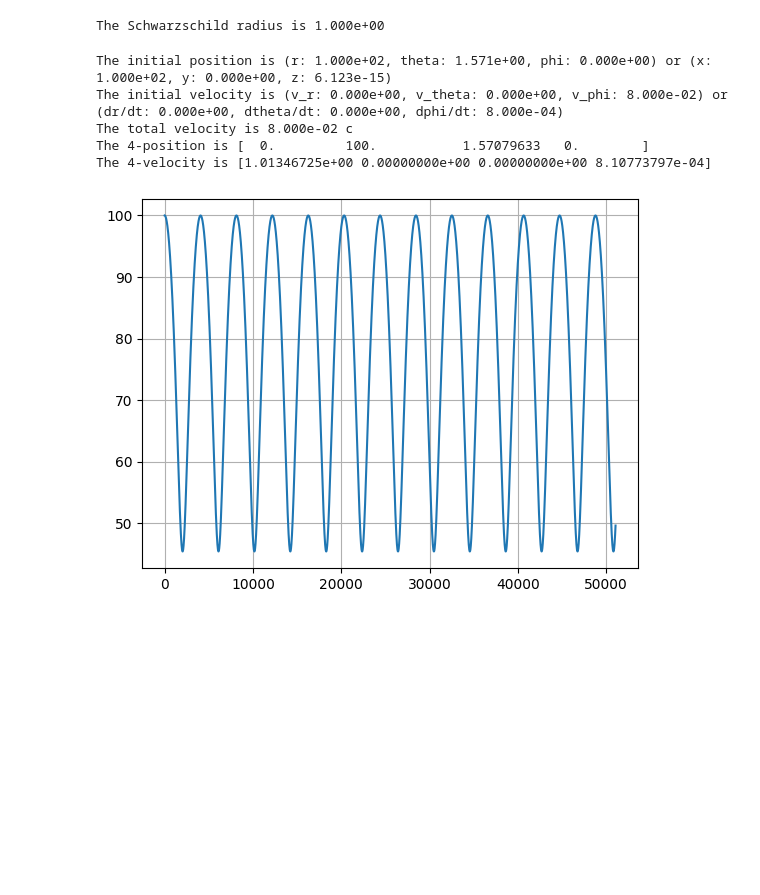
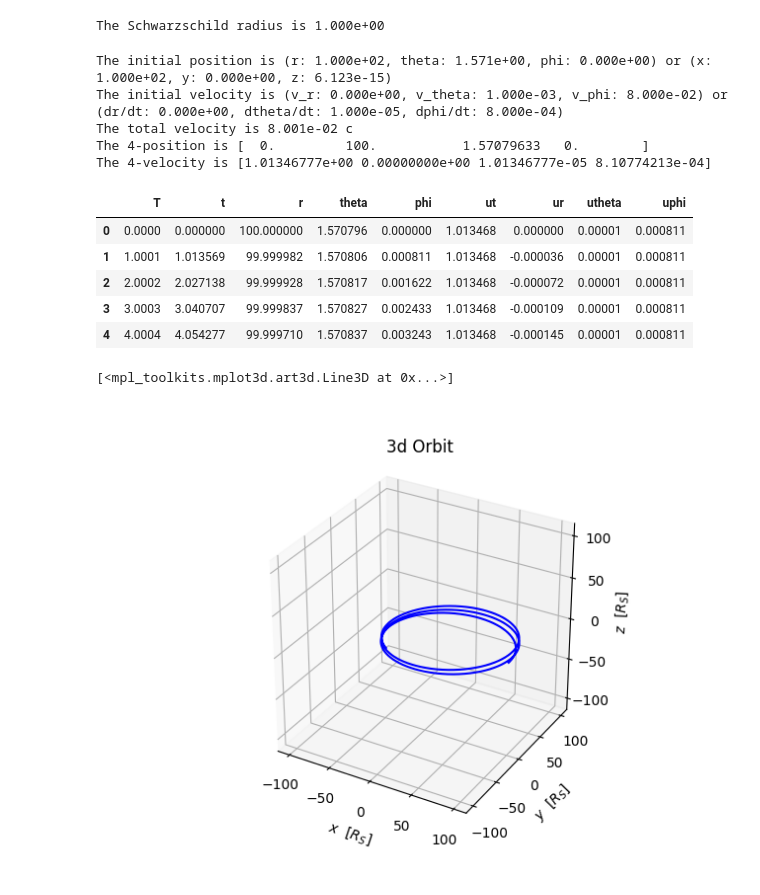
Before and after one commit to Giacomo-Menegatti/Astronomy, a Jupyter notebook: GR_Schwarzschild.ipynb, the cells around one changed output. Cells and saved outputs as stored; diff of their text form; code cells hidden in the pictures; blank space fills up the shorter version.

```diff
--- a/GR_Schwarzschild.ipynb
+++ b/GR_Schwarzschild.ipynb
@@ -85,7 +86,7 @@ The Schwarzschild radius is 1.000e+00
 #Initial position and speed
 
 x = (1e2, 0.5*np.pi, 0)  # (r, theta, phi)
-v = (0,0,8e-2)         # (v_r, v_theta, v_phi) in c units
+v = (0,1e-3,8e-2)         # (v_r, v_theta, v_phi) in c units
 
 x_cart = spher2cart(x)
 print(f'The initial position is (r: {x[0]:.3e}, theta: {x[1]:.3e}, phi: {x[2]:.3e}) or (x: {x_cart[0]:.3e}, y: {x_cart[1]:.3e}, z: {x_cart[2]:.3e})')
@@ -106,23 +107,48 @@ print(f'The 4-position is {x}')
 print(f'The 4-velocity is {u}')
 # %% [output]
 The initial position is (r: 1.000e+02, theta: 1.571e+00, phi: 0.000e+00) or (x: 1.000e+02, y: 0.000e+00, z: 6.123e-15)
-The initial velocity is (v_r: 0.000e+00, v_theta: 0.000e+00, v_phi: 8.000e-02) or (dr/dt: 0.000e+00, dtheta/dt: 0.000e+00, dphi/dt: 8.000e-04)
-The total velocity is 8.000e-02 c
+The initial velocity is (v_r: 0.000e+00, v_theta: 1.000e-03, v_phi: 8.000e-02) or (dr/dt: 0.000e+00, dtheta/dt: 1.000e-05, dphi/dt: 8.000e-04)
+The total velocity is 8.001e-02 c
 The 4-position is [  0.         100.           1.57079633   0.        ]
-The 4-velocity is [1.01346725e+00 0.00000000e+00 0.00000000e+00 8.10773797e-04]
+The 4-velocity is [1.01346777e+00 0.00000000e+00 1.01346777e-05 8.10774213e-04]
 # %%
 def f(tau, y):
   x, u = y[0:4], y[4:]
   return np.concatenate([u,-np.dot(np.dot(u, christoffel(x)), u)])
 
-t0, tf = 0, 5e4
+t0, tf = 0, 1e4
 
 y0 = np.concatenate([x,u])
 Y = solve_ivp(f, t_span=(t0, tf), y0=y0, t_eval = np.linspace(t0,tf,10000), rtol=1e-9)
 
-#plt.plot(Y.t, Y.y[0])
-plt.grid()
-plt.plot(Y.y[0], Y.y[1])
-df = pd.DataFrame()
+planet = pd.DataFrame({'T':Y.t, 't':Y.y[0], 'r':Y.y[1], 'theta':Y.y[2], 'phi':Y.y[3], 'ut':Y.y[4], 'ur':Y.y[5], 'utheta':Y.y[6], 'uphi':Y.y[7]})
+planet.head()
 # %% [output]
-[figure, removed]
+|  | T | t | r | theta | phi | ut | ur | utheta | uphi |
+| 0 | 0.0000 | 0.000000 | 100.000000 | 1.570796 | 0.000000 | 1.013468 | 0.000000 | 0.00001 | 0.000811 |
+| 1 | 1.0001 | 1.013569 | 99.999982 | 1.570806 | 0.000811 | 1.013468 | -0.000036 | 0.00001 | 0.000811 |
+| 2 | 2.0002 | 2.027138 | 99.999928 | 1.570817 | 0.001622 | 1.013468 | -0.000072 | 0.00001 | 0.000811 |
+| 3 | 3.0003 | 3.040707 | 99.999837 | 1.570827 | 0.002433 | 1.013468 | -0.000109 | 0.00001 | 0.000811 |
+| 4 | 4.0004 | 4.054277 | 99.999710 | 1.570837 | 0.003243 | 1.013468 | -0.000145 | 0.00001 | 0.000811 |
+# %%
+fig = plt.figure('orbit')
+ax = fig.add_subplot(projection='3d')
+ax.set_title('3d Orbit')
+ax.set_aspect('equal')
+
+max_r = 1.1*max(planet['r'])
+ax.set_xlabel(r'$x$  $ [R_S]$')
+ax.set_ylabel(r'$y$  $ [R_S]$')
+ax.set_zlabel(r'$z$  $ [R_S]$')
+ax.set_xlim([-max_r, max_r])
+ax.set_ylim([-max_r, max_r])
+ax.set_zlim([-max_r, max_r])
+
+planet['x'] = planet['r']*np.sin(planet['theta'])*np.cos(planet['phi'])
+planet['y'] = planet['r']*np.sin(planet['theta'])*np.sin(planet['phi'])
+planet['z'] = planet['r']*np.cos(planet['theta'])
+
+ax.plot(planet['x'], planet['y'], planet['z'], 'b-')
+# %% [output]
+[<mpl_toolkits.mplot3d.art3d.Line3D at 0x...>]
+[figure, added]
```
Also changed, not shown: parts of 1 cell of this notebook.
